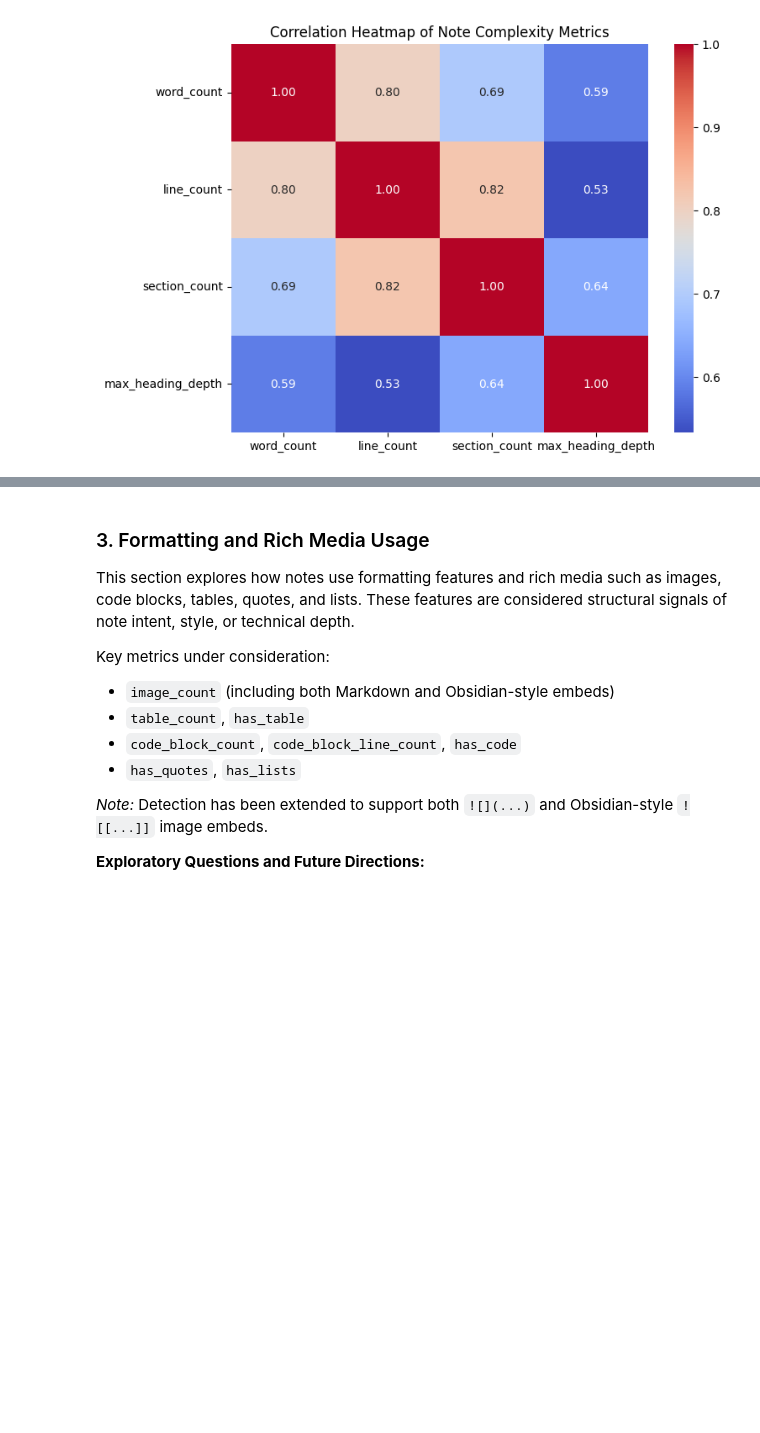
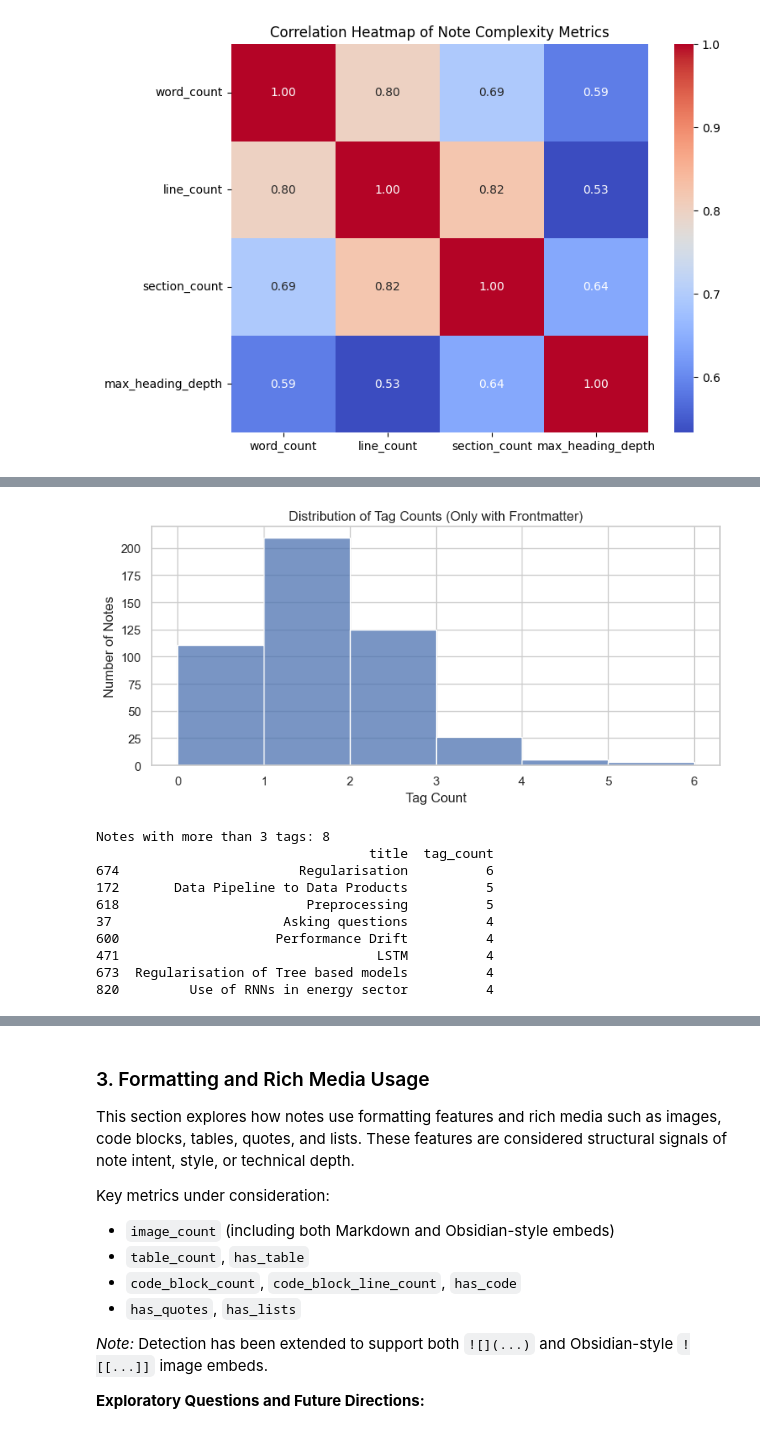
Before and after one commit to rhyslwells/Data-Archive-Graph, a Jupyter notebook: eda/1-coarse-analysis/working.ipynb, the cells around one changed output, grey strips where cells are left out. Drawn from its saved outputs; the diff is of its cells as text; code cells hidden in the pictures; blank space fills up the shorter version.

```diff
--- a/eda/1-coarse-analysis/working.ipynb
+++ b/eda/1-coarse-analysis/working.ipynb
@@ -14,6 +13,7 @@ import pandas as pd
 import seaborn as sns
 import matplotlib.pyplot as plt
 import networkx as nx
+sns.set(style="whitegrid")
 # %%
 # load total df and start analysis, begining with structural match.
 df=pd.read_csv("../0-coarse-preprocess/note_full_metrics.csv")
@@ -229,0 +258,27 @@ These questions require access to tag-level details and will be explored once ta
+# %%
+# Count of notes with and without frontmatter
+print("Frontmatter Presence:")
+# --- 2. WORD COUNT STATISTICS TABLE ---
+
+# Separate notes by frontmatter presence
+df_fm = df[df['frontmatter_present']]
+df_no_fm = df[~df['frontmatter_present']]
+
+# Get descriptive stats
+fm_stats = df_fm['word_count'].describe()
+no_fm_stats = df_no_fm['word_count'].describe()
+
+# Combine into a summary table
+summary_table = pd.DataFrame({
+    "With Frontmatter": fm_stats,
+    "Without Frontmatter": no_fm_stats
+})
+
+# Round for readability
+summary_table = summary_table.round(2)
+
+print("\nWord Count Statistics by Frontmatter Presence:\n")
+print(summary_table)
+
+print("\n Top notes by word count with no frontmatter")
+df_no_fm[['note_id', 'title', 'word_count']].sort_values(by='word_count', ascending=False).head(5)
@@ -229,0 +314,25 @@ These questions require access to tag-level details and will be explored once ta
+# %%
+plt.figure(figsize=(8, 4))
+sns.histplot(df_fm['tag_count'], bins=range(0, df_fm['tag_count'].max() + 1), kde=False)
+plt.title("Distribution of Tag Counts (Only with Frontmatter)")
+plt.xlabel("Tag Count")
+plt.ylabel("Number of Notes")
+plt.tight_layout()
+plt.show()
+
+# Print extreme values
+tag_counter=3
+print(f"Notes with more than {tag_counter} tags: {len(df_fm[df_fm['tag_count'] > tag_counter])}")
+print(df_fm[df_fm['tag_count'] > tag_counter][['title', 'tag_count']].sort_values(by='tag_count', ascending=False).head(10))
+# %% [output]
+[figure, added]
+Notes with more than 3 tags: 8
+                                   title  tag_count
+674                       Regularisation          6
+172       Data Pipeline to Data Products          5
+618                        Preprocessing          5
+37                      Asking questions          4
+600                    Performance Drift          4
+471                                 LSTM          4
+673  Regularisation of Tree based models          4
+820         Use of RNNs in energy sector          4
```
Also changed, not shown: parts of 12 cells of this notebook, 3 other files.
